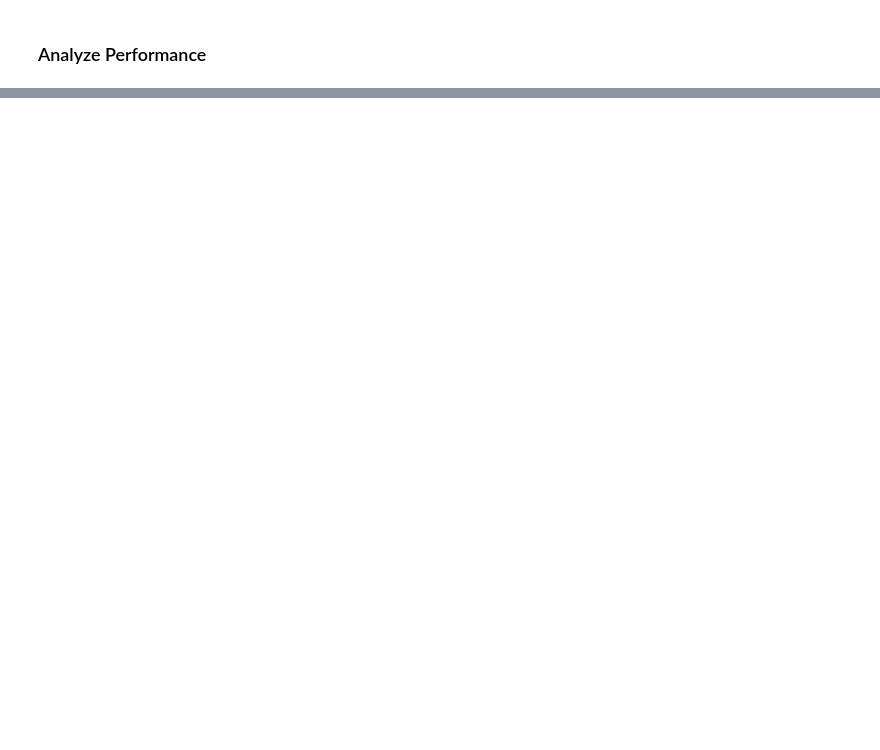
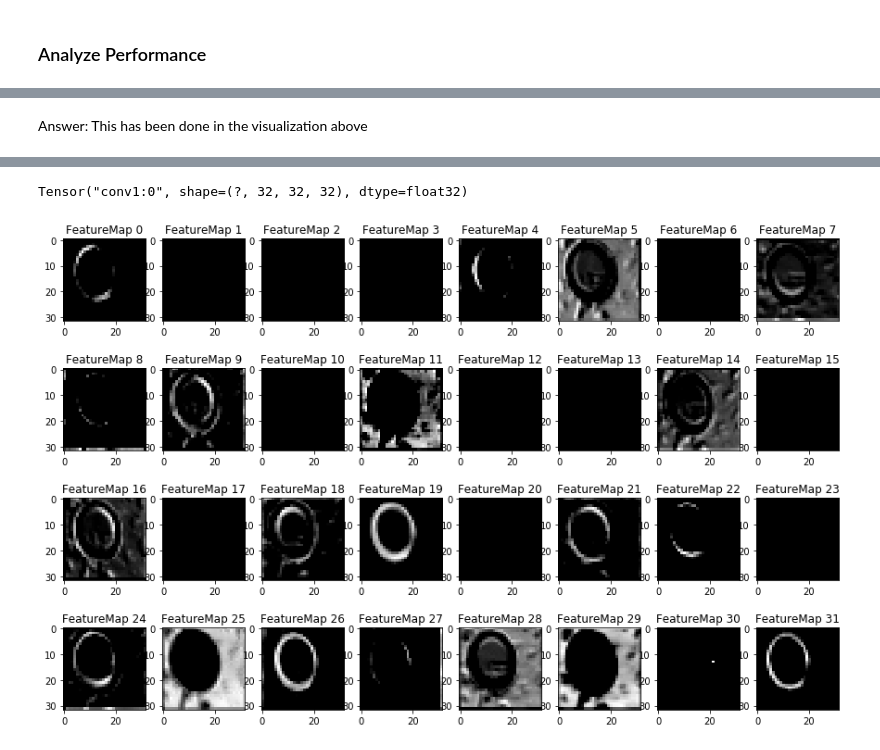
Before and after one commit to Nazanin1369/TrafficSignsClassifier, a Jupyter notebook: Traffic_Sign_Classifier.ipynb, the cells around one changed output, grey strips where cells are left out. Cells and saved outputs as stored; diff of their text form; code cells hidden in the pictures; blank space fills up the shorter version.

```diff
--- a/Traffic_Sign_Classifier.ipynb
+++ b/Traffic_Sign_Classifier.ipynb
@@ -1008,3 +1043,6 @@ Once you have completed the code implementation, document your results in a proj
+# %% [markdown]
+
+Answer: This has been done in the visualization above
 # %% [markdown]
 ---
 
@@ -1053,3 +1091,16 @@ def outputFeatureMap(image_input, tf_activation, activation_min=-1, activation_m
             plt.imshow(activation[0,:,:, featuremap], interpolation="nearest", vmin=activation_min, cmap="gray")
         else:
             plt.imshow(activation[0,:,:, featuremap], interpolation="nearest", cmap="gray")
+# %%
+im = []
+with tf.Session() as sess:
+    model_1.saver.restore(sess, model_path)
+    img = new_data_proc[0]
+    im.append(img)
+    layer = tf.get_default_graph().get_tensor_by_name('conv1:0')
+    print(layer)
+    outputFeatureMap(im, layer)
+#outputFeatureMap(prediction_images_ready[0], conv1)'''
+# %% [output]
+Tensor("conv1:0", shape=(?, 32, 32, 32), dtype=float32)
+[figure, added]
```
Also changed, not shown: parts of 19 cells of this notebook, 11 other files.
